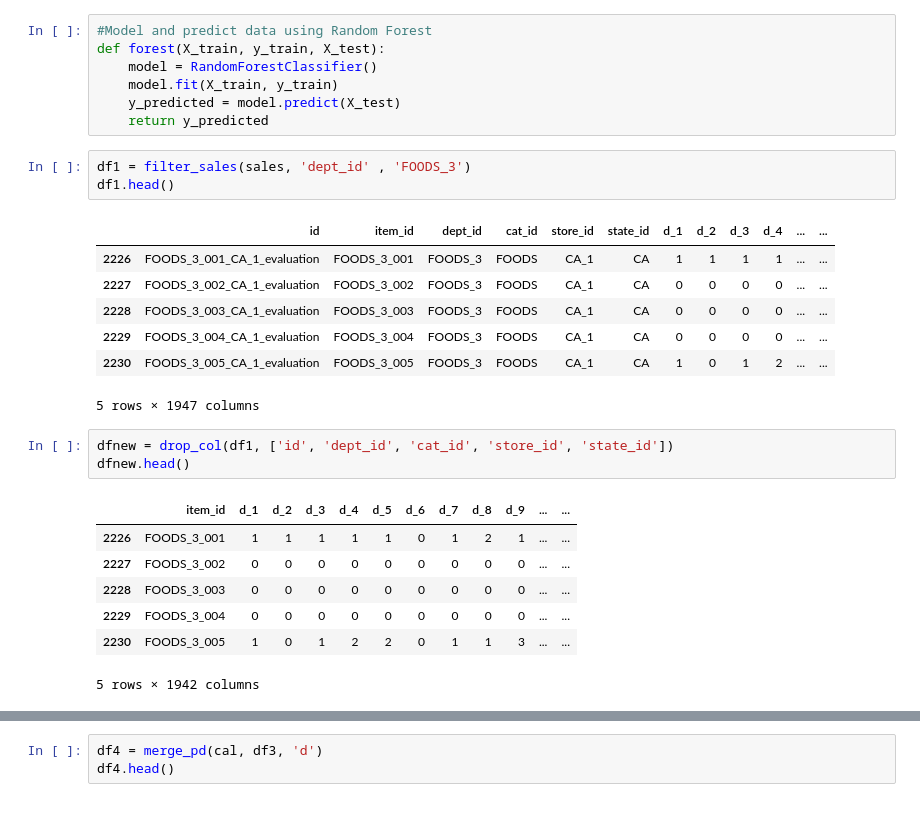
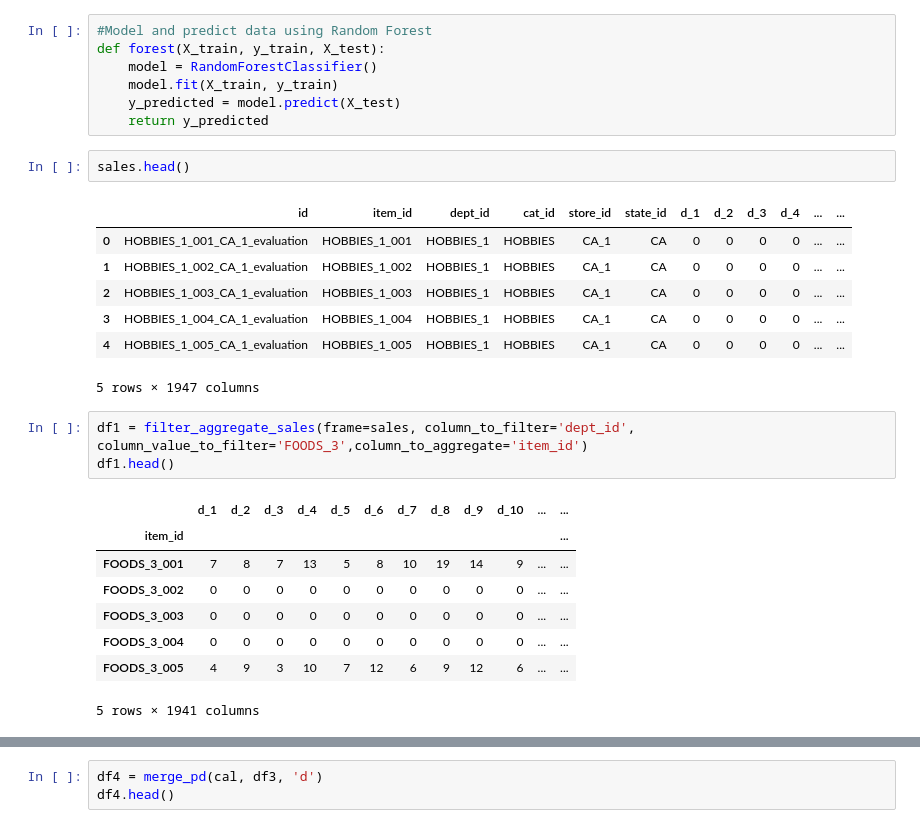
Before and after one commit to sithankanna/hts-forecast, a Jupyter notebook: notebooks/003-EK-model.ipynb, the cells around one changed output, grey strips where cells are left out. Cells and saved outputs as stored; diff of their text form.

```diff
--- a/notebooks/003-EK-model.ipynb
+++ b/notebooks/003-EK-model.ipynb
@@ -81,25 +71,25 @@ def forest(X_train, y_train, X_test):
     model.fit(X_train, y_train)
     y_predicted = model.predict(X_test)
     return y_predicted
+# %%
+sales.head()
+# %% [output]
+|  | id | item_id | dept_id | cat_id | store_id | state_id | d_1 | d_2 | d_3 | d_4 | ... | ... |
+| 0 | HOBBIES_1_001_CA_1_evaluation | HOBBIES_1_001 | HOBBIES_1 | HOBBIES | CA_1 | CA | 0 | 0 | 0 | 0 | ... | ... |
+| 1 | HOBBIES_1_002_CA_1_evaluation | HOBBIES_1_002 | HOBBIES_1 | HOBBIES | CA_1 | CA | 0 | 0 | 0 | 0 | ... | ... |
+| 2 | HOBBIES_1_003_CA_1_evaluation | HOBBIES_1_003 | HOBBIES_1 | HOBBIES | CA_1 | CA | 0 | 0 | 0 | 0 | ... | ... |
+| 3 | HOBBIES_1_004_CA_1_evaluation | HOBBIES_1_004 | HOBBIES_1 | HOBBIES | CA_1 | CA | 0 | 0 | 0 | 0 | ... | ... |
+| 4 | HOBBIES_1_005_CA_1_evaluation | HOBBIES_1_005 | HOBBIES_1 | HOBBIES | CA_1 | CA | 0 | 0 | 0 | 0 | ... | ... |
+5 rows × 1947 columns
 # %%
-df1 = filter_sales(sales, 'dept_id' , 'FOODS_3')
+df1 = filter_aggregate_sales(frame=sales, column_to_filter='dept_id', column_value_to_filter='FOODS_3',column_to_aggregate='item_id')
 df1.head()
 # %% [output]
-|  | id | item_id | dept_id | cat_id | store_id | state_id | d_1 | d_2 | d_3 | d_4 | ... | ... |
-| 2226 | FOODS_3_001_CA_1_evaluation | FOODS_3_001 | FOODS_3 | FOODS | CA_1 | CA | 1 | 1 | 1 | 1 | ... | ... |
-| 2227 | FOODS_3_002_CA_1_evaluation | FOODS_3_002 | FOODS_3 | FOODS | CA_1 | CA | 0 | 0 | 0 | 0 | ... | ... |
-| 2228 | FOODS_3_003_CA_1_evaluation | FOODS_3_003 | FOODS_3 | FOODS | CA_1 | CA | 0 | 0 | 0 | 0 | ... | ... |
-| 2229 | FOODS_3_004_CA_1_evaluation | FOODS_3_004 | FOODS_3 | FOODS | CA_1 | CA | 0 | 0 | 0 | 0 | ... | ... |
-| 2230 | FOODS_3_005_CA_1_evaluation | FOODS_3_005 | FOODS_3 | FOODS | CA_1 | CA | 1 | 0 | 1 | 2 | ... | ... |
+|  | d_1 | d_2 | d_3 | d_4 | d_5 | d_6 | d_7 | d_8 | d_9 | d_10 | ... | ... |
+| item_id |  |  |  |  |  |  |  |  |  |  |  | ... |
+| FOODS_3_001 | 7 | 8 | 7 | 13 | 5 | 8 | 10 | 19 | 14 | 9 | ... | ... |
+| FOODS_3_002 | 0 | 0 | 0 | 0 | 0 | 0 | 0 | 0 | 0 | 0 | ... | ... |
+| FOODS_3_003 | 0 | 0 | 0 | 0 | 0 | 0 | 0 | 0 | 0 | 0 | ... | ... |
+| FOODS_3_004 | 0 | 0 | 0 | 0 | 0 | 0 | 0 | 0 | 0 | 0 | ... | ... |
+| FOODS_3_005 | 4 | 9 | 3 | 10 | 7 | 12 | 6 | 9 | 12 | 6 | ... | ... |
-5 rows × 1947 columns
+5 rows × 1941 columns
-# %%
-dfnew = drop_col(df1, ['id', 'dept_id', 'cat_id', 'store_id', 'state_id'])
-dfnew.head()
-# %% [output]
-|  | item_id | d_1 | d_2 | d_3 | d_4 | d_5 | d_6 | d_7 | d_8 | d_9 | ... | ... |
-| 2226 | FOODS_3_001 | 1 | 1 | 1 | 1 | 1 | 0 | 1 | 2 | 1 | ... | ... |
-| 2227 | FOODS_3_002 | 0 | 0 | 0 | 0 | 0 | 0 | 0 | 0 | 0 | ... | ... |
-| 2228 | FOODS_3_003 | 0 | 0 | 0 | 0 | 0 | 0 | 0 | 0 | 0 | ... | ... |
-| 2229 | FOODS_3_004 | 0 | 0 | 0 | 0 | 0 | 0 | 0 | 0 | 0 | ... | ... |
-| 2230 | FOODS_3_005 | 1 | 0 | 1 | 2 | 2 | 0 | 1 | 1 | 3 | ... | ... |
-5 rows × 1942 columns
```
Also changed, not shown: parts of 24 cells of this notebook.
